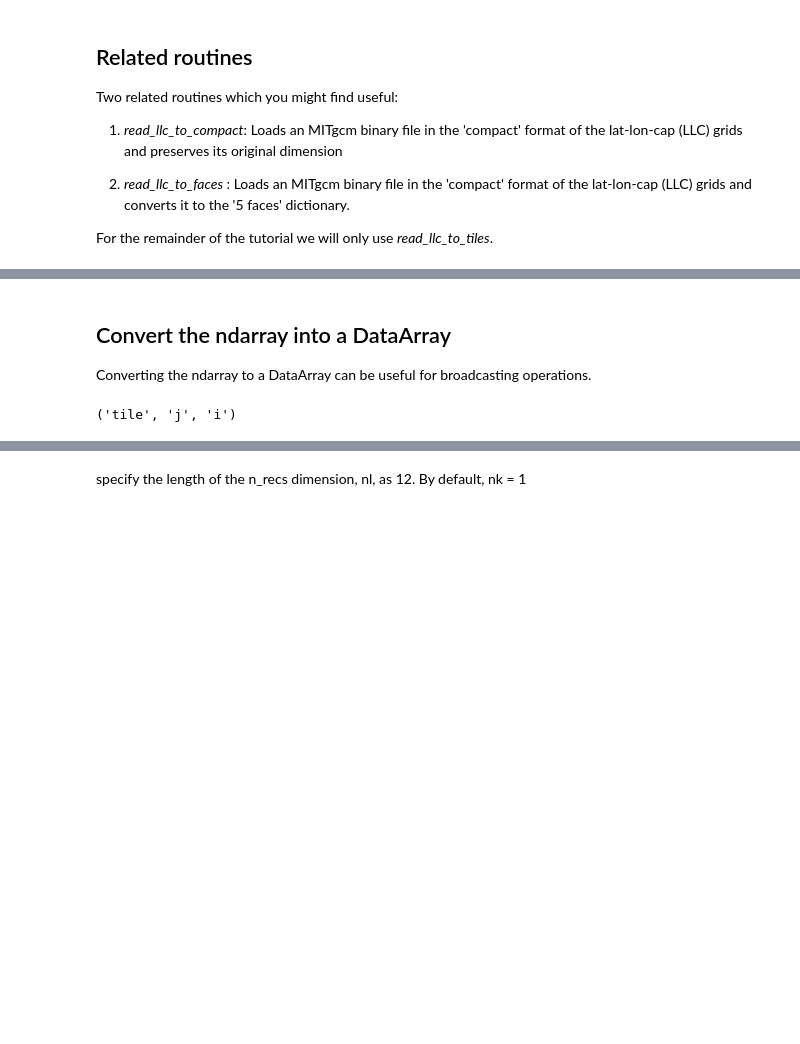
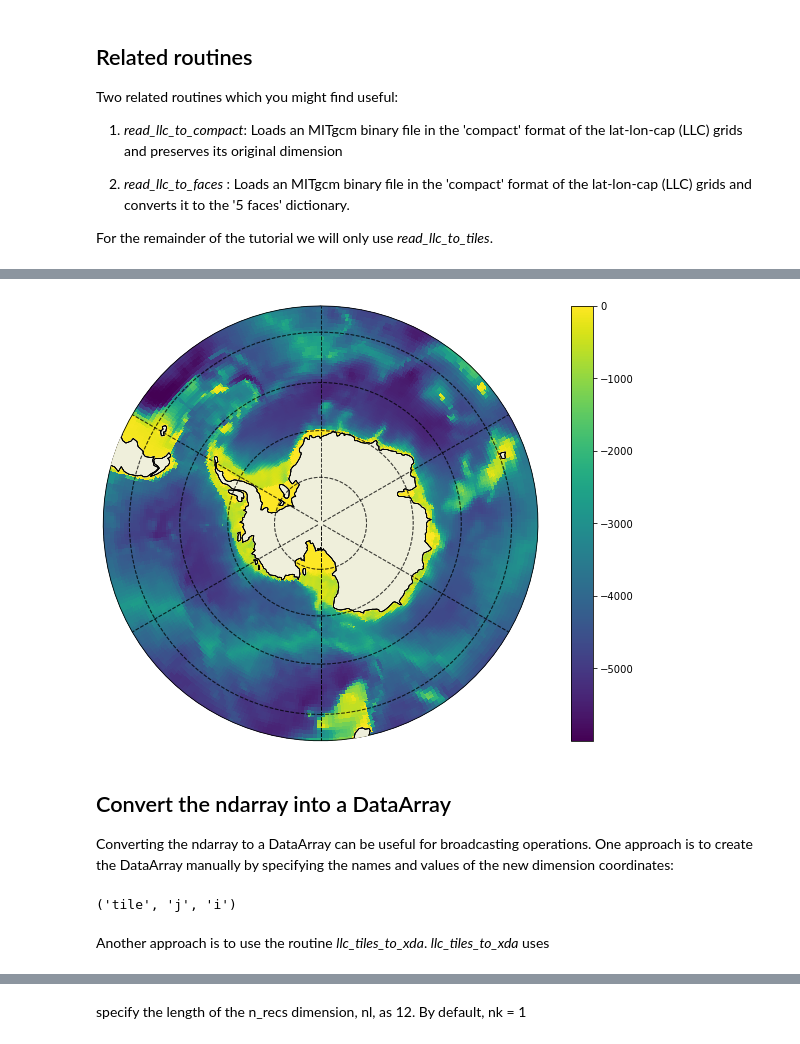
Before and after one commit to ECCO-GROUP/ECCO-v4-Python-Tutorial, a Jupyter notebook: Tutorials_as_Jupyter_Notebooks/ECCO_v4_Loading_LLC_compact_binary_files.ipynb, the cells around one changed output, grey strips where cells are left out. Cells and saved outputs as stored; diff of their text form; code cells hidden in the pictures; blank space fills up the shorter version.

```diff
--- a/Tutorials_as_Jupyter_Notebooks/ECCO_v4_Loading_LLC_compact_binary_files.ipynb
+++ b/Tutorials_as_Jupyter_Notebooks/ECCO_v4_Loading_LLC_compact_binary_files.ipynb
@@ -118,5 +113,11 @@ ecco.plot_proj_to_latlon_grid(ecco_grid.XC, ecco_grid.YC, bathy, show_colorbar=T
+# %%
+plt.figure(figsize=(12,8));
+ecco.plot_proj_to_latlon_grid(ecco_grid.XC, ecco_grid.YC, bathy, show_colorbar=True,\
+                              projection_type='stereo', lat_lim =-45, less_output=True,dx=.25,dy=.25);
+# %% [output]
+[figure, added]
 # %% [markdown]
 ## Convert the ndarray into a DataArray
 
-Converting the ndarray to a DataArray can be useful for broadcasting operations.
+Converting the ndarray to a DataArray can be useful for broadcasting operations.  One approach is to create the DataArray manually by specifying the names and values of the new dimension coordinates:
 # %%
@@ -132,3 +133,5 @@ bathy_DA = xr.DataArray(bathy,coords={'tile': tile,
 print(bathy_DA.dims)
 # %% [output]
 ('tile', 'j', 'i')
+# %% [markdown]
+Another approach is to use the routine *llc_tiles_to_xda*.  *llc_tiles_to_xda* uses
```
Also changed, not shown: parts of 41 cells of this notebook, 1 other file.
